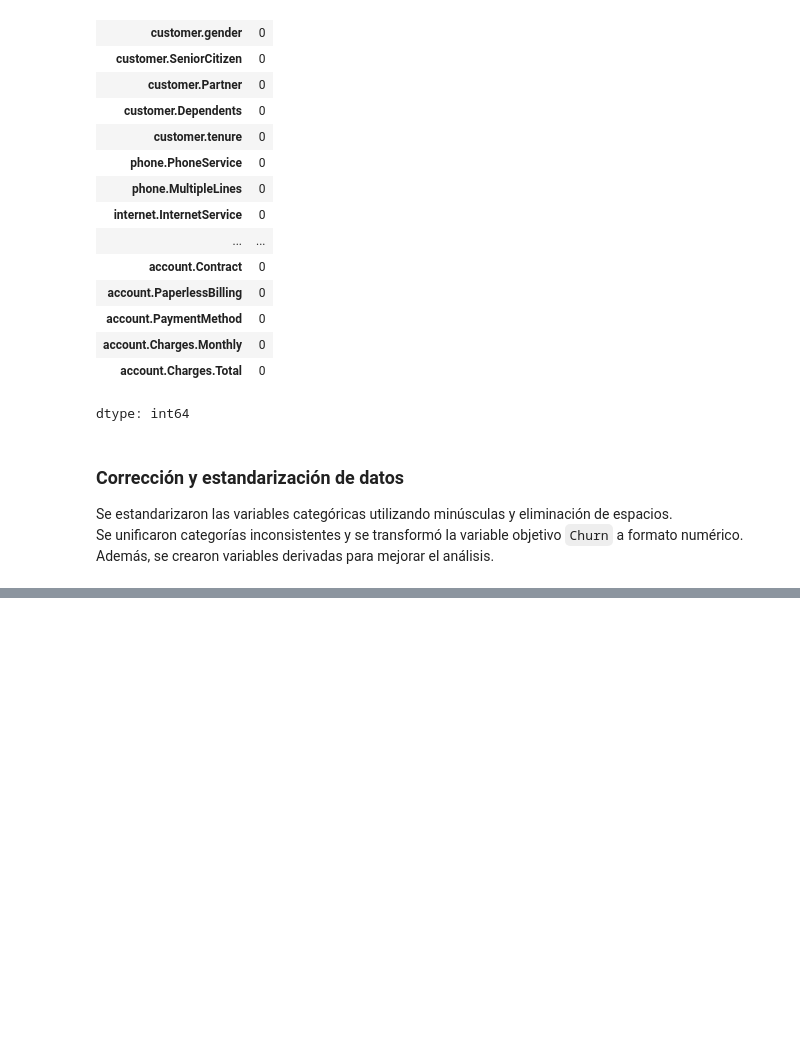
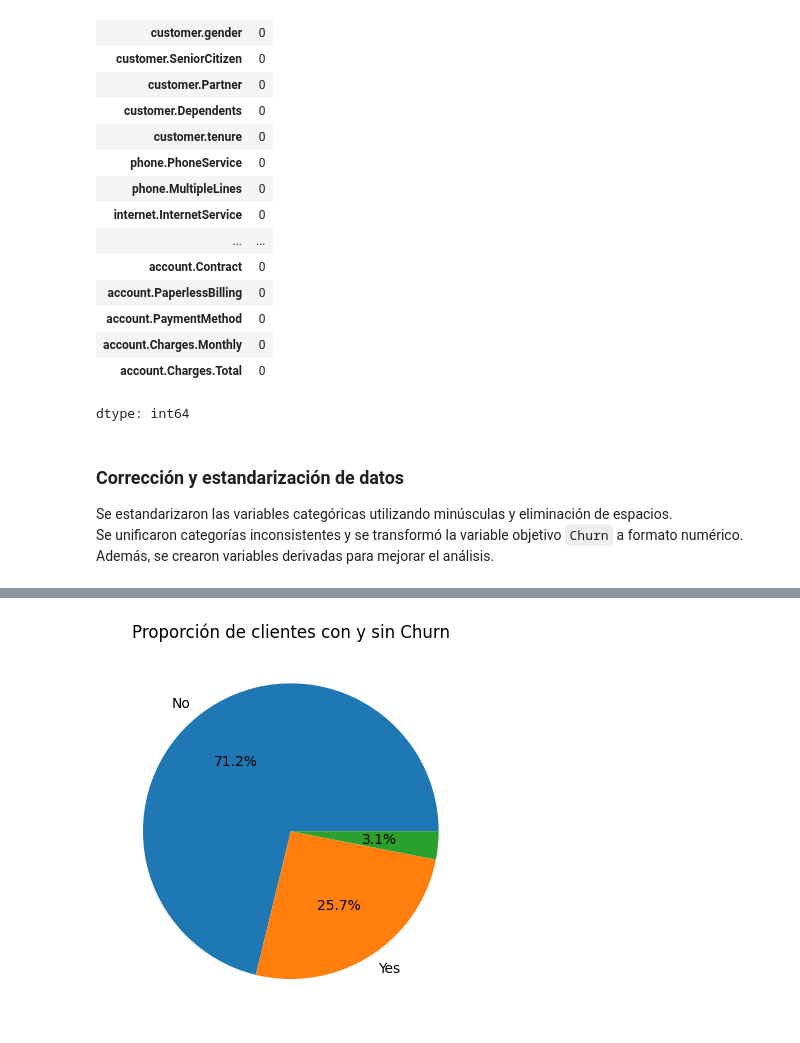
Before and after one commit to natifloresgz-ui/TelecomX_LATAM, a Jupyter notebook: 01_carga_datos.ipynb, the cells around one changed output, grey strips where cells are left out. Saved outputs shown, nothing was run; the diff lists cells and outputs as text; code cells hidden in the pictures; blank space fills up the shorter version.

```diff
--- a/01_carga_datos.ipynb
+++ b/01_carga_datos.ipynb
@@ -183,0 +307,7 @@ df["Cuentas_Diarias"] = df["account.Charges.Monthly"] / 30
+# %%
+conteo_churn.plot(kind="pie", autopct="%1.1f%%")
+plt.title("Proporción de clientes con y sin Churn")
+plt.ylabel("")
+plt.show()
+# %% [output]
+[figure, added]
```
Also changed, not shown: parts of 28 cells of this notebook.
